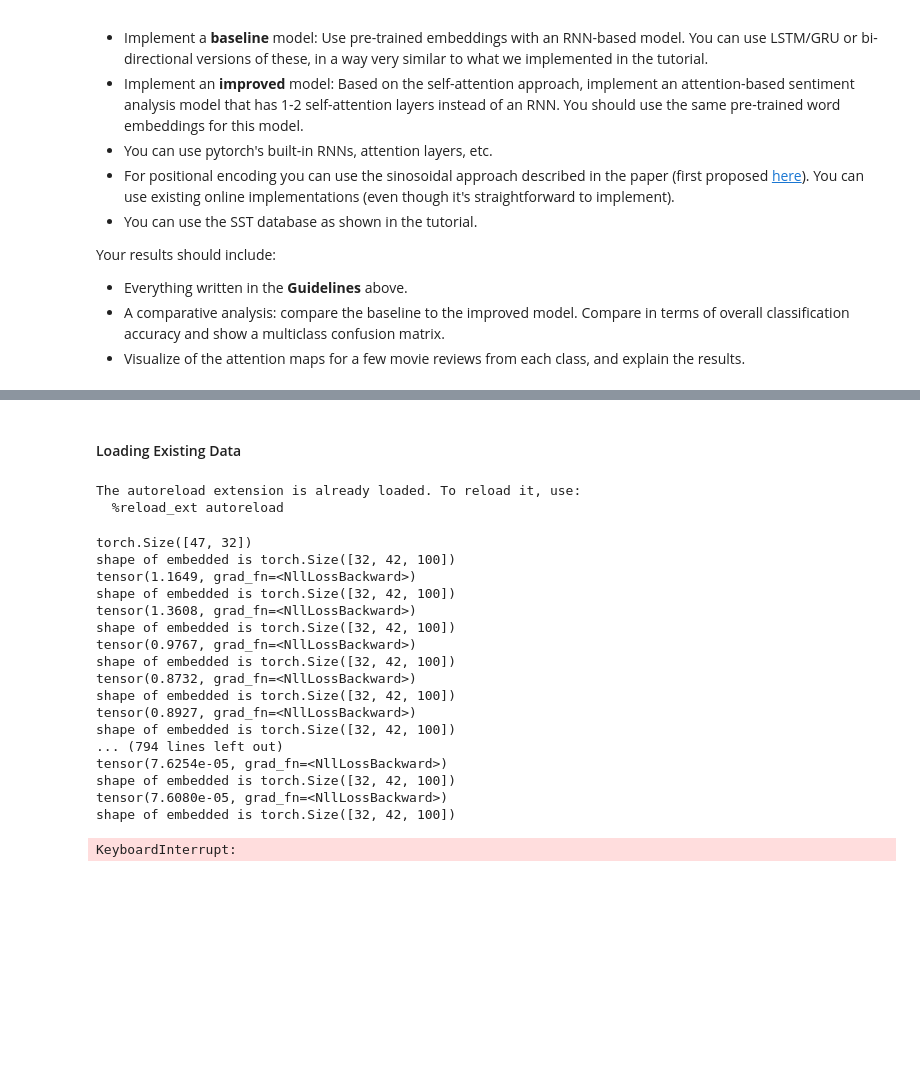
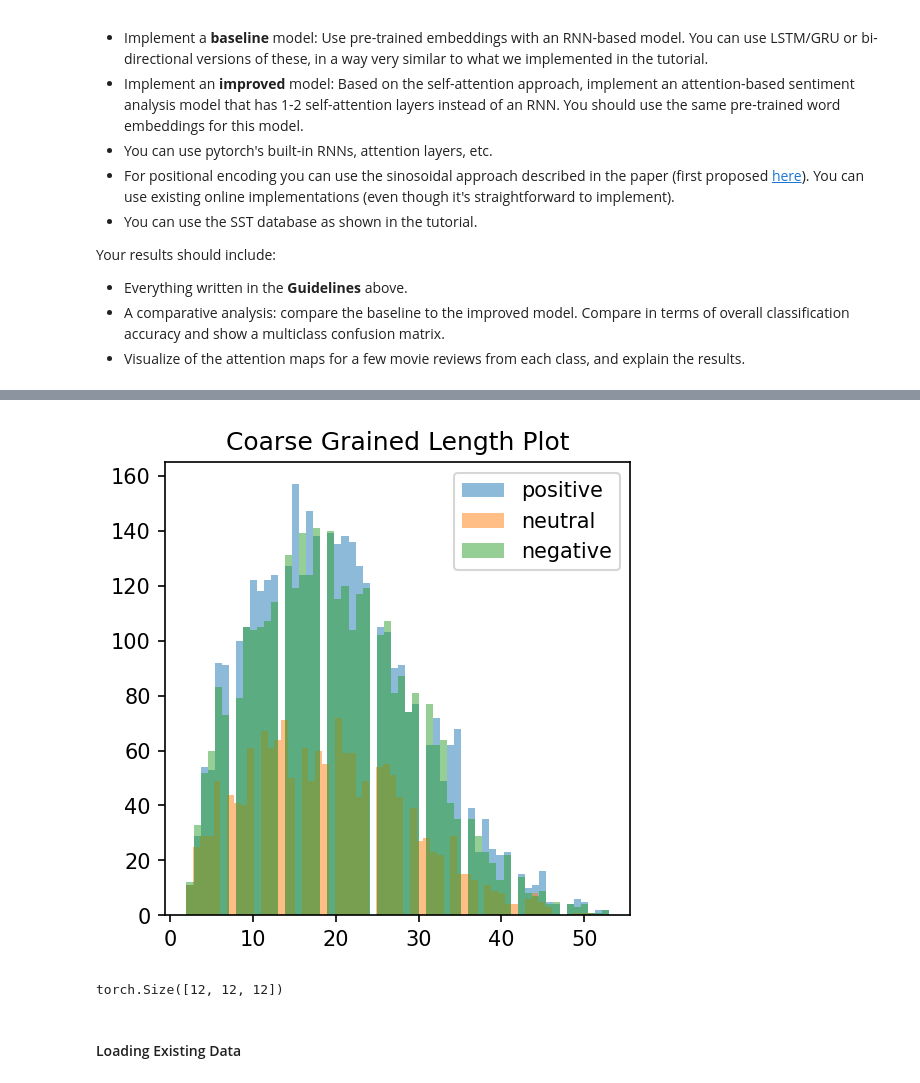
Before and after one commit to TechnionDev/DeepLearning4, a Jupyter notebook: Part3_MiniProject.ipynb, the cells around one changed output, grey strips where cells are left out. Saved outputs shown, nothing was run; the diff lists cells and outputs as text; code cells hidden in the pictures; blank space fills up the shorter version.

```diff
--- a/Part3_MiniProject.ipynb
+++ b/Part3_MiniProject.ipynb
@@ -114,19 +343,20 @@ Your results should include:
+# %%
+bins=60
+pyplot.hist(label_to_len['very positive']+label_to_len['positive'], bins, alpha=0.5, label='positive')
+# pyplot.hist(label_to_len['positive'], bins, alpha=0.5, label='positive')
+pyplot.hist(label_to_len['neutral'], bins, alpha=0.5, label='neutral')
+pyplot.hist(label_to_len['very negative']+label_to_len['negative'], bins, alpha=0.5, label='negative')
+pyplot.legend(loc='upper right')
+pyplot.title("Coarse Grained Length Plot")
+# pyplot.show()
+pyplot.savefig("project/assets/data_analysis/coarsegrained_length_plot.png")
+# %% [output]
+[figure, added]
+# %%
+m(torch.arange(0,12).long())
+scores = m.last_dot_scores
+print(scores.shape)
+# %% [output]
+torch.Size([12, 12, 12])
 # %% [markdown]
 #### Loading Existing Data
-# %%
-%load_ext autoreload
-%autoreload 2
-%matplotlib inline
-
-import torch
-import torchtext
-import torch.nn as nn
-import project.model as model
-import project.self_attention_model as attn_model
-import project.glove_parser as glove
-import numpy as np
-
-device = torch.device('cuda' if torch.cuda.is_available() else 'cpu')
-# %% [output]
-The autoreload extension is already loaded. To reload it, use:
-  %reload_ext autoreload
@@ -146,37 +362,0 @@ dl_train, dl_valid, dl_test = torchtext.data.BucketIterator.splits(
-# %%
-batch = next(iter(dl_train))
-X, y = batch.text.t(), batch.label
-print(x.shape)
-lr=0.01
-learning_model = attn_model.AttentionModel(embedding = embeding,embedding_dim = embeding.embedding_dim)
-optimizer = optim.Adam(learning_model.parameters(),lr=lr)
-learning_model.to(device)
-X, y = batch.text, batch.label
-X = X.t()
-loss = nn.NLLLoss()
-for i in range(500):
-    optimizer.zero_grad()
-    output = learning_model(X)
-    loss_item=loss(output,y)
-    loss_item.backward()
-    optimizer.step()
-    print(loss_item)
-# %% [output]
-torch.Size([47, 32])
-shape of embedded is torch.Size([32, 42, 100])
-tensor(1.1649, grad_fn=<NllLossBackward>)
-shape of embedded is torch.Size([32, 42, 100])
-tensor(1.3608, grad_fn=<NllLossBackward>)
-shape of embedded is torch.Size([32, 42, 100])
-tensor(0.9767, grad_fn=<NllLossBackward>)
-shape of embedded is torch.Size([32, 42, 100])
-tensor(0.8732, grad_fn=<NllLossBackward>)
-shape of embedded is torch.Size([32, 42, 100])
-tensor(0.8927, grad_fn=<NllLossBackward>)
-shape of embedded is torch.Size([32, 42, 100])
-... (794 lines left out)
-tensor(7.6254e-05, grad_fn=<NllLossBackward>)
-shape of embedded is torch.Size([32, 42, 100])
-tensor(7.6080e-05, grad_fn=<NllLossBackward>)
-shape of embedded is torch.Size([32, 42, 100])
-KeyboardInterrupt:
```
Also changed, not shown: parts of 18 cells of this notebook, 22 other files.
